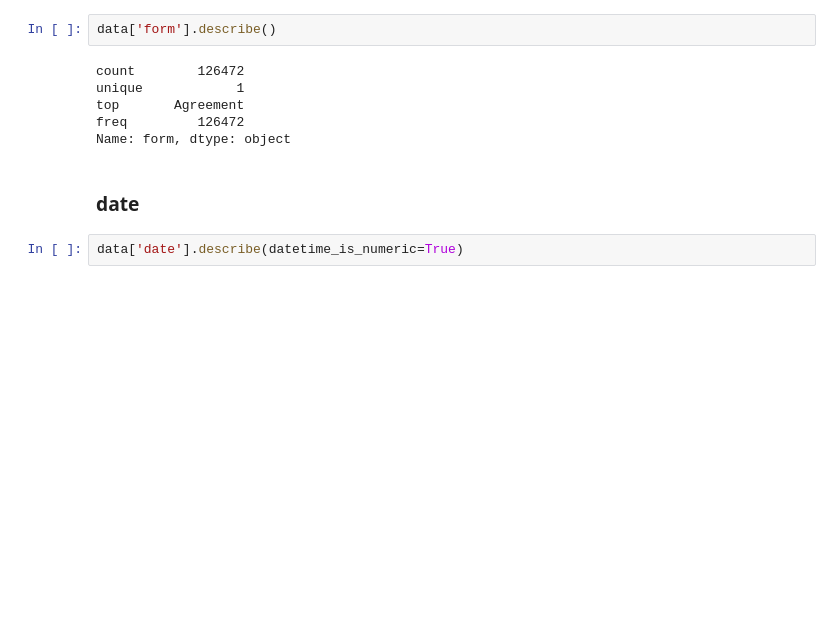
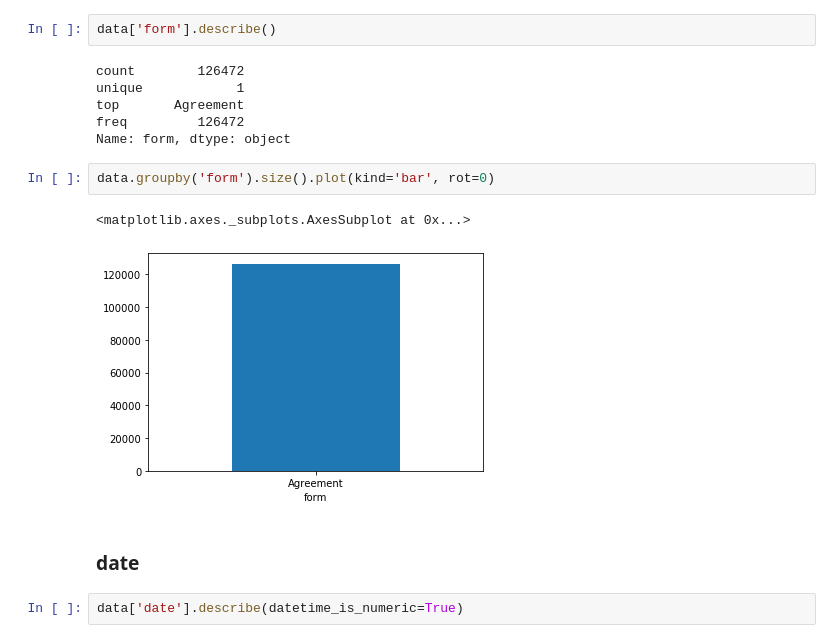
Before and after one commit to dmfrodrigues/feup-pri-proj, a Jupyter notebook: exploration/Data Exploration.ipynb, the cells around one changed output. Drawn from its saved outputs; the diff is of its cells as text; blank space fills up the shorter version.

```diff
--- a/exploration/Data Exploration.ipynb
+++ b/exploration/Data Exploration.ipynb
@@ -58,6 +58,11 @@ unique            1
 top       Agreement
 freq         126472
 Name: form, dtype: object
+# %%
+data.groupby('form').size().plot(kind='bar', rot=0)
+# %% [output]
+<matplotlib.axes._subplots.AxesSubplot at 0x...>
+[figure, added]
 # %% [markdown]
 ### date
 # %%
```
Also changed, not shown: parts of 3 cells of this notebook.
